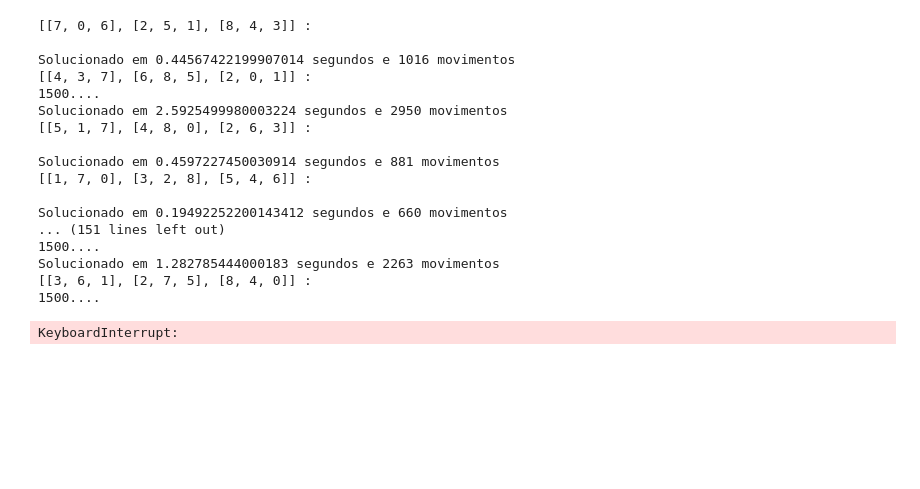
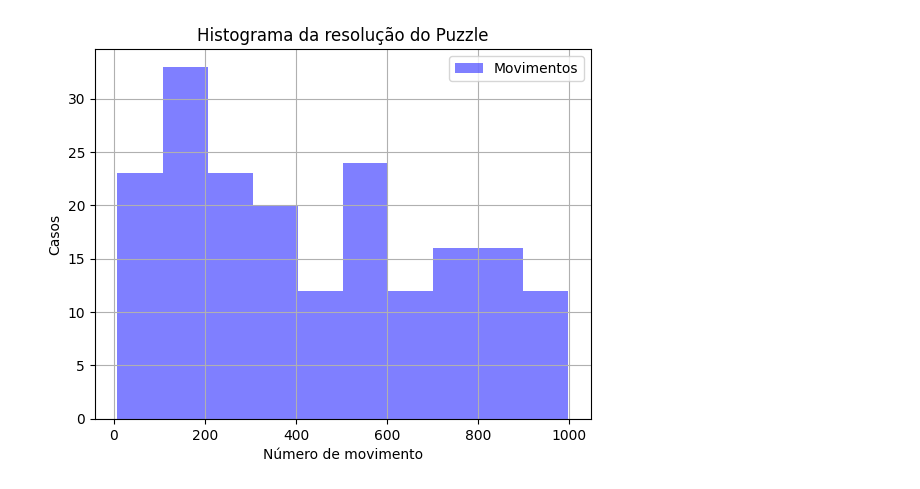
Before and after one commit to Lara-L/inteligencia-computacional, a Jupyter notebook: notebooks/puzzle.ipynb, the cells around one changed output. Cells and saved outputs as stored; diff of their text form; code cells hidden in the pictures; blank space fills up the shorter version.

```diff
--- a/notebooks/puzzle.ipynb
+++ b/notebooks/puzzle.ipynb
@@ -215,12 +234,12 @@ Solucionados 7 e não solucionados 3
 import matplotlib as mpl
 import matplotlib.pyplot as plt
 # %%
-a, b, f, x, y = sol
-movimentos =[i[1] for i in b]
-plt.rcParams['figure.figsize'] = [14,7]
-n, b, p = plt.hist(movimentos, 10, facecolor = 'g', alpha = 0.75)
-plt.xlabel('Número de movimento')
-plt.ylabel('Casos')
-plt.title('Histograma da resolução do Puzzle')
-plt.grid(True)
-plt.show()
+# a, b, f, x, y = sol1
+# movimentos =[i[1] for i in b]
+# plt.rcParams['figure.figsize'] = [14,7]
+# n, b, p = plt.hist(movimentos, 10, facecolor = 'g', alpha = 0.75)
+# plt.xlabel('Número de movimento')
+# plt.ylabel('Casos')
+# plt.title('Histograma da resolução do Puzzle')
+# plt.grid(True)
+# plt.show()
@@ -228,0 +246,2 @@ plt.show()
+# %%
+sol2 = puzzle(1000, 500)
@@ -229,27 +266,12 @@ plt.show()
 # %%
-a, b, c, d, e = puzzle(15000, 100)
-n, b, p = plt.hist(movimentos, 10, facecolor = 'b', alpha = 0.55, label = 'Movimentos')
+a, b, c, d, e = sol2
+movimentos2 =[i[1] for i in b]
+n, b, p = plt.hist(movimentos2, 10, facecolor = 'b', alpha = 0.5, label = 'Movimentos')
 plt.xlabel('Número de movimento')
 plt.ylabel('Casos')
 plt.title('Histograma da resolução do Puzzle')
 plt.grid(True)
+plt.legend()
 plt.show()
 # %% [output]
-[[7, 0, 6], [2, 5, 1], [8, 4, 3]] :
-
-Solucionado em 0.44567422199907014 segundos e 1016 movimentos
-[[4, 3, 7], [6, 8, 5], [2, 0, 1]] :
-1500....
-Solucionado em 2.5925499980003224 segundos e 2950 movimentos
-[[5, 1, 7], [4, 8, 0], [2, 6, 3]] :
-
-Solucionado em 0.4597227450030914 segundos e 881 movimentos
-[[1, 7, 0], [3, 2, 8], [5, 4, 6]] :
-
-Solucionado em 0.19492252200143412 segundos e 660 movimentos
-... (151 lines left out)
-1500....
-Solucionado em 1.282785444000183 segundos e 2263 movimentos
-[[3, 6, 1], [2, 7, 5], [8, 4, 0]] :
-1500....
-KeyboardInterrupt:
+[figure, added]
```
Also changed, not shown: parts of 5 cells of this notebook.
